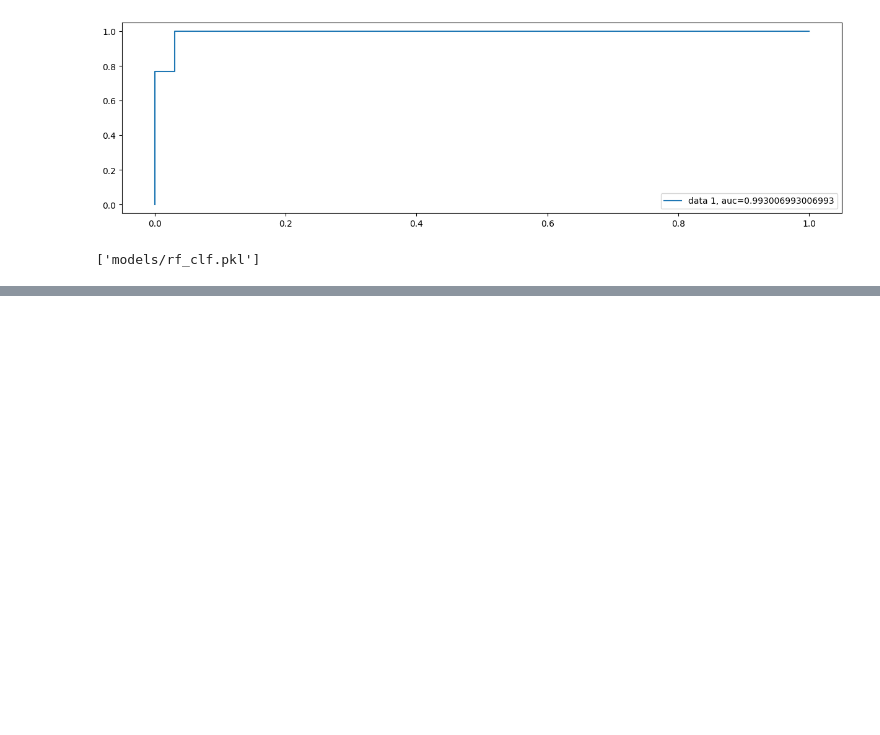
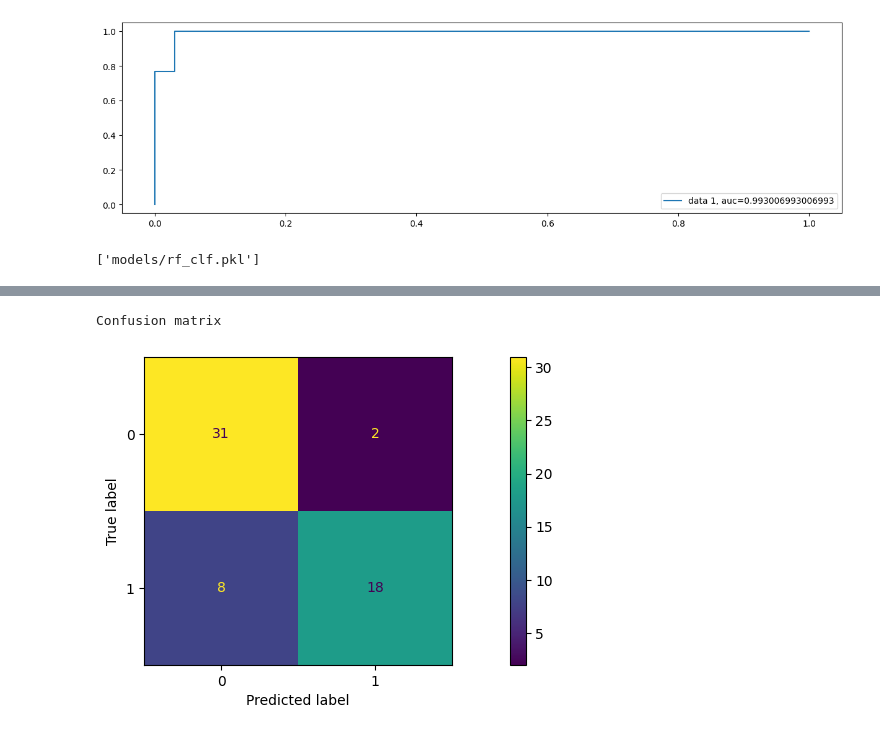
Before and after one commit to NavdeepTU/Machine-Learning, a Jupyter notebook: projects/03. parkinson_disease_prediction/model_training.ipynb, the cells around one changed output, grey strips where cells are left out. Saved outputs shown, nothing was run; the diff lists cells and outputs as text; code cells hidden in the pictures; blank space fills up the shorter version.

Commit message:
trained logistic regression model

```diff
--- a/projects/03. parkinson_disease_prediction/model_training.ipynb
+++ b/projects/03. parkinson_disease_prediction/model_training.ipynb
@@ -383,3 +384,8 @@ plt.show()
 joblib.dump(rf_clf, "models/rf_clf.pkl")
 # %% [output]
 ['models/rf_clf.pkl']
+# %%
+# Logistic Regression
+logmodel = LogisticRegression()
+logmodel.fit(X_train, y_train)
+predlog = logmodel.predict(X_test)
@@ -385,0 +403,9 @@ joblib.dump(rf_clf, "models/rf_clf.pkl")
+# %%
+print("Confusion matrix")
+cm = confusion_matrix(y_test, predlog, labels=logmodel.classes_)
+disp_cm = ConfusionMatrixDisplay(confusion_matrix=cm, display_labels=logmodel.classes_)
+disp_cm.plot()
+plt.show()
+# %% [output]
+Confusion matrix
+[figure, added]
```
Also changed, not shown: parts of 4 cells of this notebook, 1 other file.
